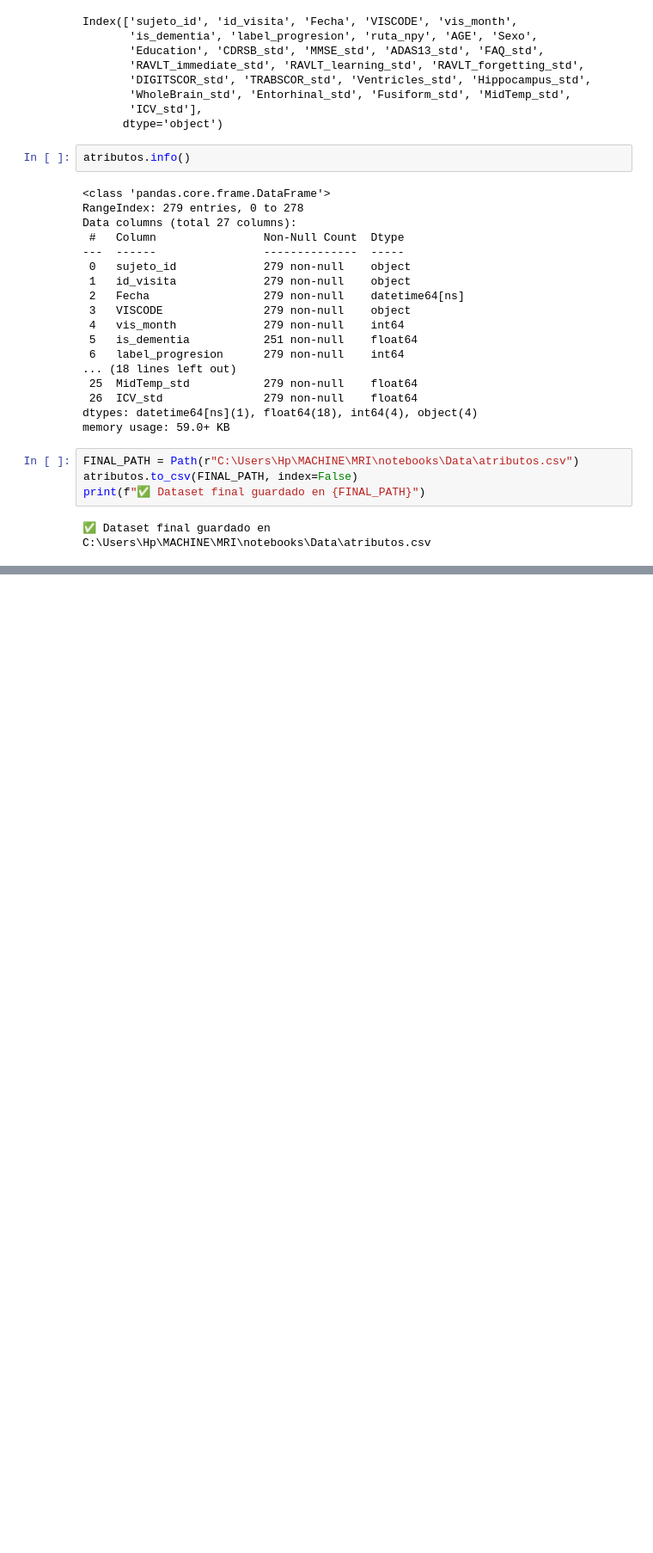
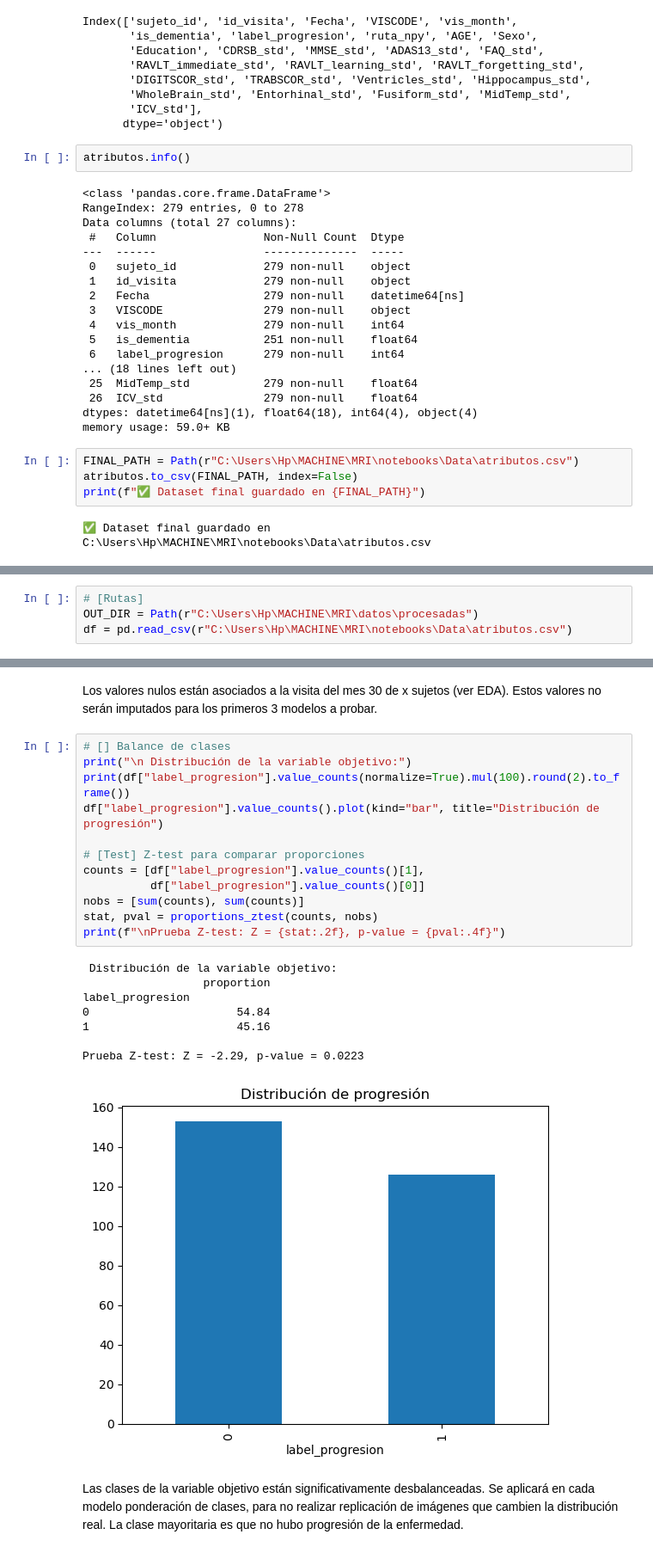
Before and after one commit to Darally06/Alzheimer_Deep, a Jupyter notebook: PRO_images.ipynb, the cells around one changed output, grey strips where cells are left out. Shown: that part at 86% size. Drawn from its saved outputs; the diff is of its cells as text; blank space fills up the shorter version.

```diff
--- a/PRO_images.ipynb
+++ b/PRO_images.ipynb
@@ -477,0 +487,4 @@ print(f"✅ Dataset final guardado en {FINAL_PATH}")
+# %%
+# [Rutas]
+OUT_DIR = Path(r"C:\Users\Hp\MACHINE\MRI\datos\procesadas")
+df = pd.read_csv(r"C:\Users\Hp\MACHINE\MRI\notebooks\Data\atributos.csv")
@@ -477,0 +500,25 @@ print(f"✅ Dataset final guardado en {FINAL_PATH}")
+# %% [markdown]
+Los valores nulos están asociados a la visita del mes 30 de x sujetos (ver EDA). Estos valores no serán imputados para los primeros 3 modelos a probar.
+# %%
+# [] Balance de clases
+print("\n Distribución de la variable objetivo:")
+print(df["label_progresion"].value_counts(normalize=True).mul(100).round(2).to_frame())
+df["label_progresion"].value_counts().plot(kind="bar", title="Distribución de progresión")
+
+# [Test] Z-test para comparar proporciones
+counts = [df["label_progresion"].value_counts()[1],
+          df["label_progresion"].value_counts()[0]]
+nobs = [sum(counts), sum(counts)]
+stat, pval = proportions_ztest(counts, nobs)
+print(f"\nPrueba Z-test: Z = {stat:.2f}, p-value = {pval:.4f}")
+# %% [output]
+ Distribución de la variable objetivo:
+                  proportion
+label_progresion
+0                      54.84
+1                      45.16
+
+Prueba Z-test: Z = -2.29, p-value = 0.0223
+[figure, added]
+# %% [markdown]
+Las clases de la variable objetivo están significativamente desbalanceadas. Se aplicará en cada modelo ponderación de clases, para no realizar replicación de imágenes que cambien la distribución real. La clase mayoritaria es que no hubo progresión de la enfermedad.
```
Also changed, not shown: parts of 9 cells of this notebook, 8 other files.
